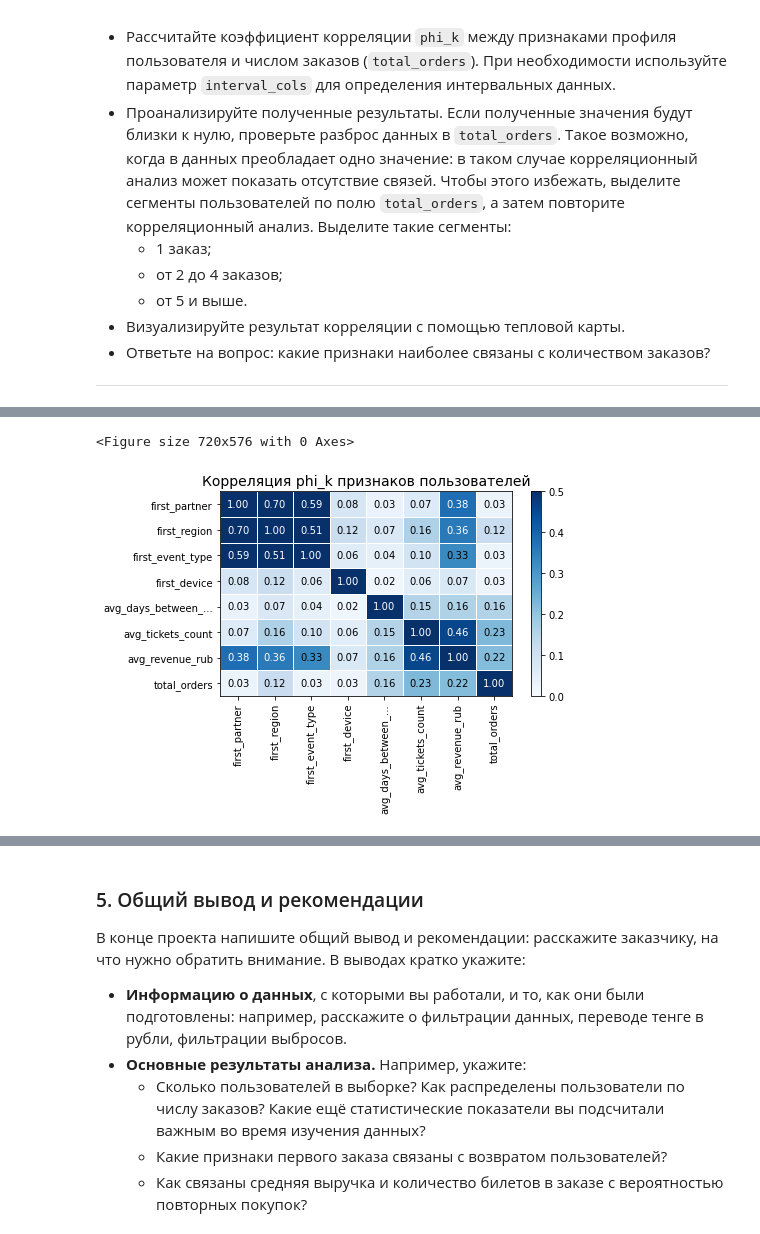
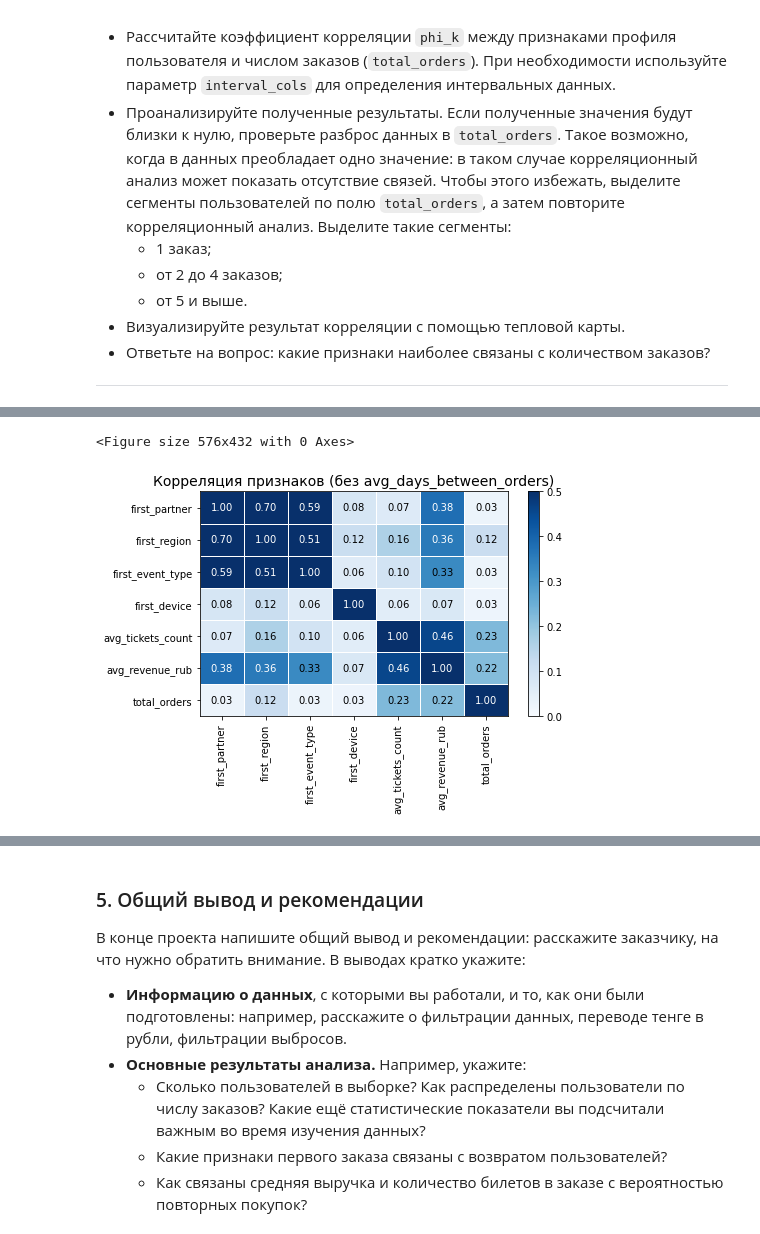
Before and after one commit to AVKhomenko/Ticket_area, a Jupyter notebook: Afisha_Khomenko_v2.ipynb, the cells around one changed output, grey strips where cells are left out. Cells and saved outputs as stored; diff of their text form; code cells hidden in the pictures.

```diff
--- a/Afisha_Khomenko.ipynb
+++ b/Afisha_Khomenko_v2.ipynb
@@ -852,0 +1055,34 @@ print(f"Оставлено: {razmer_posle/razmer_do*100:.2f}% данных")
+# %%
+original_size = len(df)
+print(f"Исходный размер датасета: {original_size:,} строк")
+
+
+full_duplicates = df.duplicated().sum()
+print(f"\n1. Полные дубликаты (все столбцы): {full_duplicates}")
+
+if full_duplicates > 0:
+    df = df.drop_duplicates().copy()
+    print(f"   Полные дубликаты удалены")
+
+
+order_duplicates = df['order_id'].duplicated().sum()
+print(f"\n2. Дубликаты по order_id: {order_duplicates}")
+
+if order_duplicates > 0:
+    # Показываем примеры
+    print(f"\n   Примеры дубликатов order_id:")
+    duplicate_orders = df[df.duplicated('order_id', keep=False)].sort_values('order_id').head(10)
+    print(duplicate_orders[['order_id', 'user_id', 'order_ts']])
+
+    # Удаляем дубликаты order_id
+    df = df.drop_duplicates(subset='order_id', keep='first').copy()
+    print(f"   Дубликаты order_id удалены")
+
+final_size = len(df)
+removed = original_size - final_size
+removed_percent = (removed / original_size) * 100
+
+print(f"Исходный размер: {original_size:,} строк")
+print(f"После проверки: {final_size:,} строк")
+print(f"Удалено дубликатов: {removed:,} строк ({removed_percent:.2f}%)")
+print(f"Оставлено: {final_size/original_size*100:.2f}% данных")
@@ -3103,19 +3613,30 @@ Name: total_orders, dtype: float64
+# %%
+plt.figure(figsize=(8, 6))
+
+plot_correlation_matrix(phik_corr_no_days.values,
+                       x_labels=phik_corr_no_days.columns,
+                       y_labels=phik_corr_no_days.index,
+                       vmin=0, vmax=0.5,
+                       color_map='Blues',
+                       title='Корреляция признаков (без avg_days_between_orders)')
+plt.tight_layout()
+plt.show()
+# %% [output]
+<Figure size 576x432 with 0 Axes>
+[figure, added]
 # %%
-# 3. Тепловая карта
+# # 3. Тепловая карта
 
-from phik.report import plot_correlation_matrix
+# from phik.report import plot_correlation_matrix
 
-plt.figure(figsize=(10, 8))
-plot_correlation_matrix(phik_corr.values,
-                       x_labels=phik_corr.columns,
-                       y_labels=phik_corr.index,
-                       vmin=0, vmax=0.5,
-                       color_map='Blues',
-                       title='Корреляция phi_k признаков пользователей')
+# plt.figure(figsize=(10, 8))
+# plot_correlation_matrix(phik_corr.values,
+#                        x_labels=phik_corr.columns,
+#                        y_labels=phik_corr.index,
+#                        vmin=0, vmax=0.5,
+#                        color_map='Blues',
+#                        title='Корреляция phi_k признаков пользователей')
 
-plt.tight_layout()
-plt.show()
+# plt.tight_layout()
+# plt.show()
-# %% [output]
-<Figure size 720x576 with 0 Axes>
-[figure, removed]
 # %%
```
Also changed, not shown: parts of 39 cells of this notebook, 1 other file.
